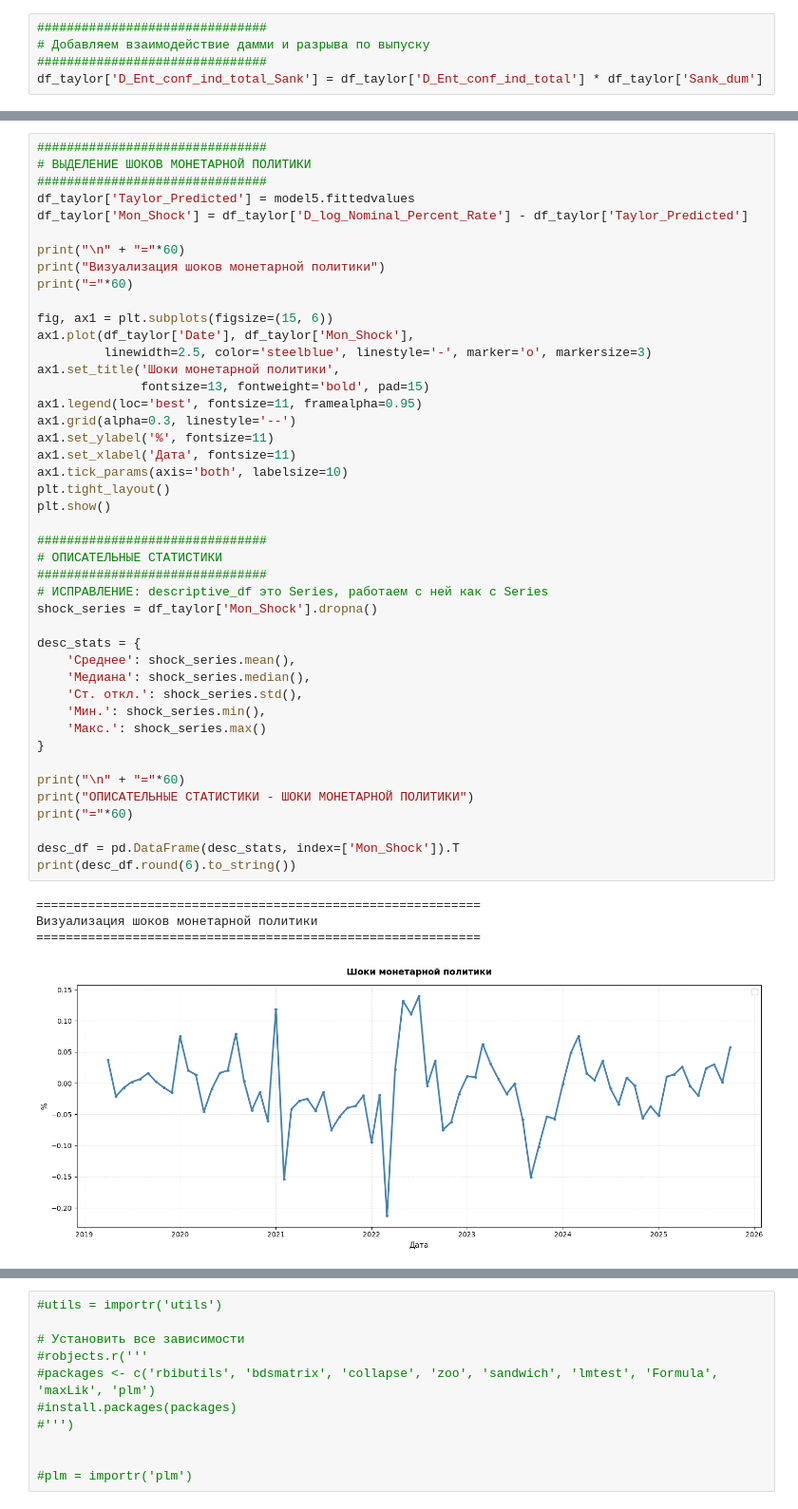
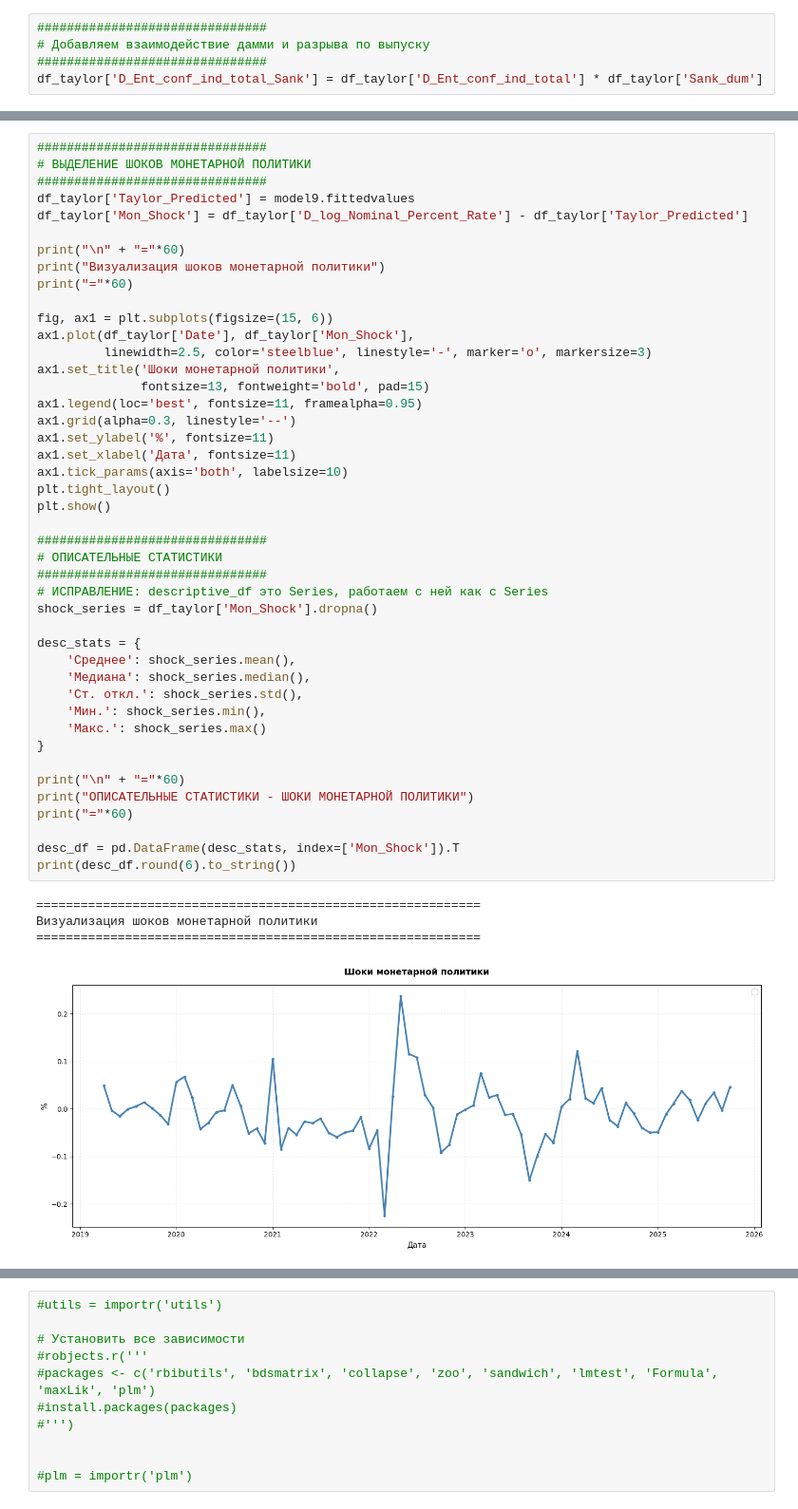
Before and after one commit to zerofermin/Monetary-policy-and-retail-landing-in-regions, a Jupyter notebook: Taylor_panel.ipynb, the cells around one changed output, grey strips where cells are left out. Shown at 95% size. Cells and saved outputs as stored; diff of their text form.

```diff
--- a/Taylor_panel.ipynb
+++ b/Taylor_panel.ipynb
@@ -2856,7 +2812,7 @@ coeffs = extract_ardl_coefficients(model5, y_name='D_log_ROISFIX', print_results
 ###############################
 # ВЫДЕЛЕНИЕ ШОКОВ МОНЕТАРНОЙ ПОЛИТИКИ
 ###############################
-df_taylor['Taylor_Predicted'] = model5.fittedvalues
+df_taylor['Taylor_Predicted'] = model9.fittedvalues
 df_taylor['Mon_Shock'] = df_taylor['D_log_Nominal_Percent_Rate'] - df_taylor['Taylor_Predicted']
 
 print("\n" + "="*60)
@@ -2873,34 +2829,34 @@ ax1.grid(alpha=0.3, linestyle='--')
 ax1.set_ylabel('%', fontsize=11)
 ax1.set_xlabel('Дата', fontsize=11)
 ax1.tick_params(axis='both', labelsize=10)
 plt.tight_layout()
 plt.show()
 
 ###############################
 # ОПИСАТЕЛЬНЫЕ СТАТИСТИКИ
 ###############################
 # ИСПРАВЛЕНИЕ: descriptive_df это Series, работаем с ней как с Series
 shock_series = df_taylor['Mon_Shock'].dropna()
 
 desc_stats = {
     'Среднее': shock_series.mean(),
     'Медиана': shock_series.median(),
     'Ст. откл.': shock_series.std(),
     'Мин.': shock_series.min(),
     'Макс.': shock_series.max()
 }
 
 print("\n" + "="*60)
 print("ОПИСАТЕЛЬНЫЕ СТАТИСТИКИ - ШОКИ МОНЕТАРНОЙ ПОЛИТИКИ")
 print("="*60)
 
 desc_df = pd.DataFrame(desc_stats, index=['Mon_Shock']).T
 print(desc_df.round(6).to_string())
 # %% [output]
 ============================================================
 Визуализация шоков монетарной политики
 ============================================================
-[figure, old version]
+[figure, new version]
 ============================================================
 ОПИСАТЕЛЬНЫЕ СТАТИСТИКИ - ШОКИ МОНЕТАРНОЙ ПОЛИТИКИ
 ============================================================
```
Also changed, not shown: parts of 72 cells of this notebook, 2 other files.
